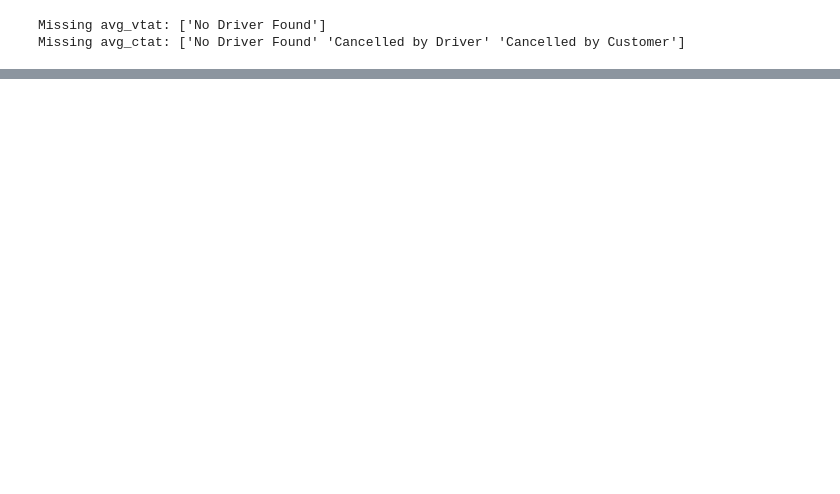
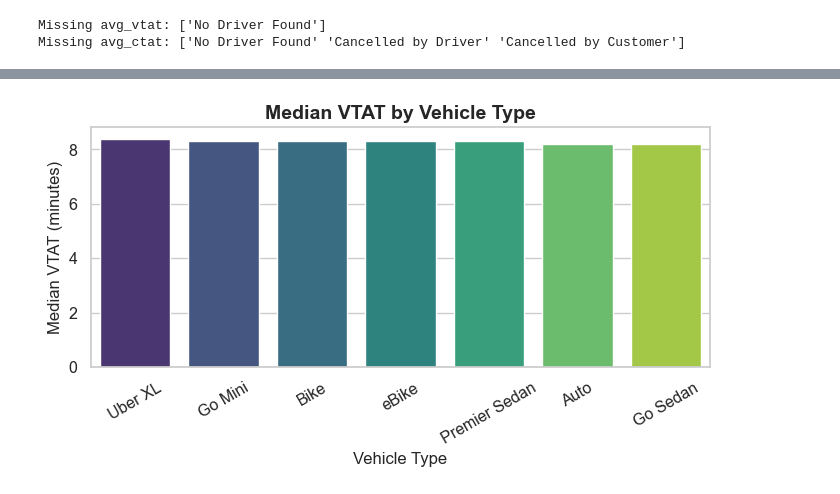
Before and after one commit to traha-89/Portafoglio, a Jupyter notebook: Uber Ride Cancellation Prediction/uber_ride_cancel_pred.ipynb, the cells around one changed output, grey strips where cells are left out. Saved outputs shown, nothing was run; the diff lists cells and outputs as text; code cells hidden in the pictures; blank space fills up the shorter version.

```diff
--- a/Uber Ride Cancellation Prediction/uber_ride_cancel_pred.ipynb
+++ b/Uber Ride Cancellation Prediction/uber_ride_cancel_pred.ipynb
@@ -333,0 +476,16 @@ Missing avg_ctat: ['No Driver Found' 'Cancelled by Driver' 'Cancelled by Custome
+# %%
+# --- Median VTAT by Vehicle Type ---
+plt.figure(figsize=(7, 4))
+sns.set_theme(style="whitegrid", font_scale=1.05)
+
+order = df.groupby('vehicle_type')['avg_vtat'].median().sort_values(ascending=False).index
+sns.barplot(x='vehicle_type', y='avg_vtat', data=df, order=order, palette='viridis', estimator='median', errorbar=None)
+
+plt.title('Median VTAT by Vehicle Type', fontsize=14, weight='bold')
+plt.xlabel('Vehicle Type', fontsize=12)
+plt.ylabel('Median VTAT (minutes)', fontsize=12)
+plt.xticks(rotation=30)
+plt.tight_layout()
+plt.show()
+# %% [output]
+[figure, added]
```
Also changed, not shown: parts of 35 cells of this notebook.
